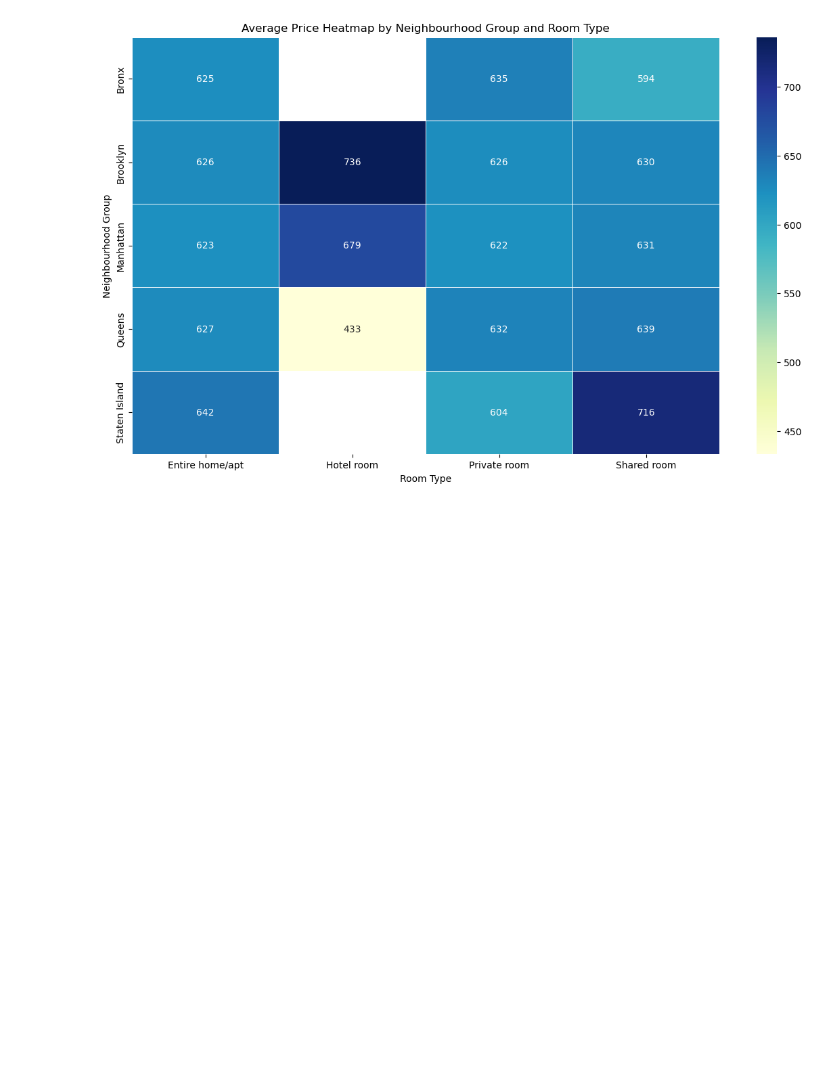
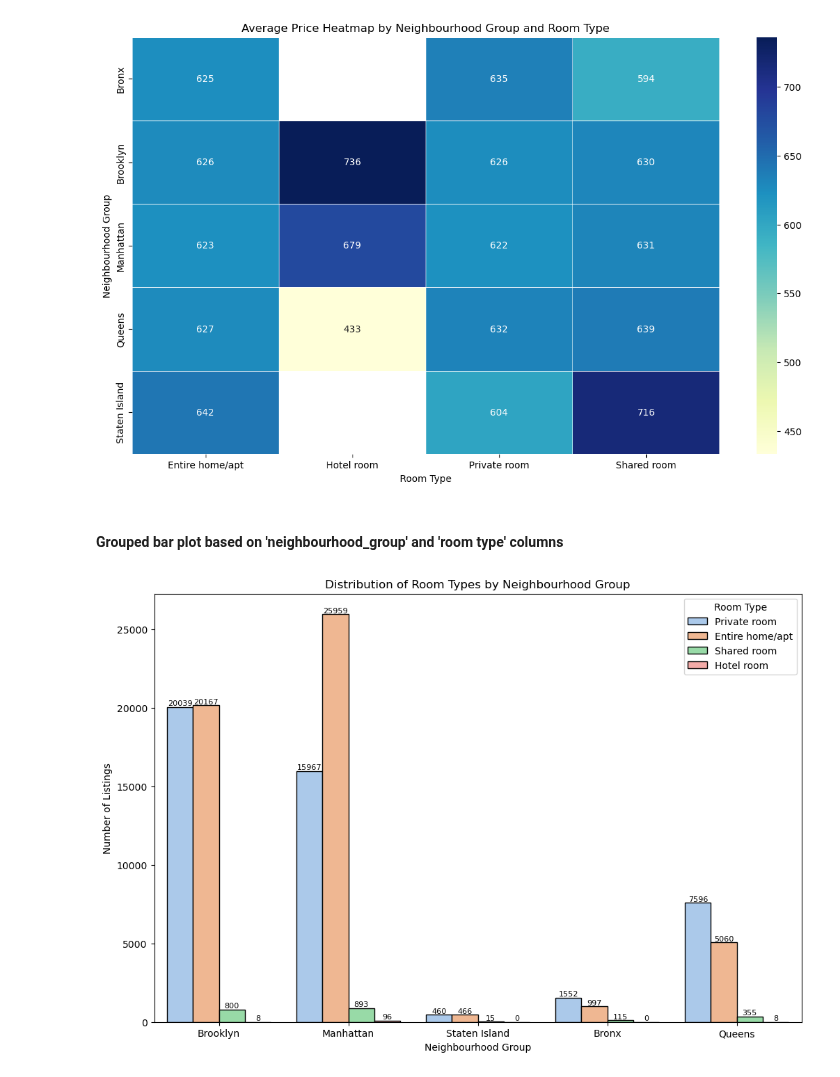
Before and after one commit to dominikvukelic/airbnb_ny_project, a Jupyter notebook: graphs/graphs.ipynb, the cells around one changed output. Saved outputs shown, nothing was run; the diff lists cells and outputs as text; code cells hidden in the pictures; blank space fills up the shorter version.

Commit message:
working on graphs

```diff
--- a/graphs/graphs.ipynb
+++ b/graphs/graphs.ipynb
@@ -114,3 +114,22 @@ plt.ylabel('Neighbourhood Group')
 plt.show()
 # %% [output]
 [figure]
+# %% [markdown]
+#### Grouped bar plot based on 'neighbourhood_group' and 'room type' columns
+# %%
+plt.figure(figsize=(12, 8))
+ax = sns.countplot(x='neighbourhood_group', hue='room type', data=df, palette='pastel', edgecolor='black')
+plt.title('Distribution of Room Types by Neighbourhood Group')
+plt.xlabel('Neighbourhood Group')
+plt.ylabel('Number of Listings')
+plt.legend(title='Room Type', bbox_to_anchor=(1, 1))
+
+for patch in ax.patches:
+    height = patch.get_height()
+    if not pd.isna(height):  # Check for NaN values
+        ax.annotate(f'{int(height)}', (patch.get_x() + patch.get_width() / 2., height),
+                    ha='center', va='bottom', fontsize=8, color='black')
+
+plt.show()
+# %% [output]
+[figure, added]
```
Also changed, not shown: parts of 1 cell of this notebook.
